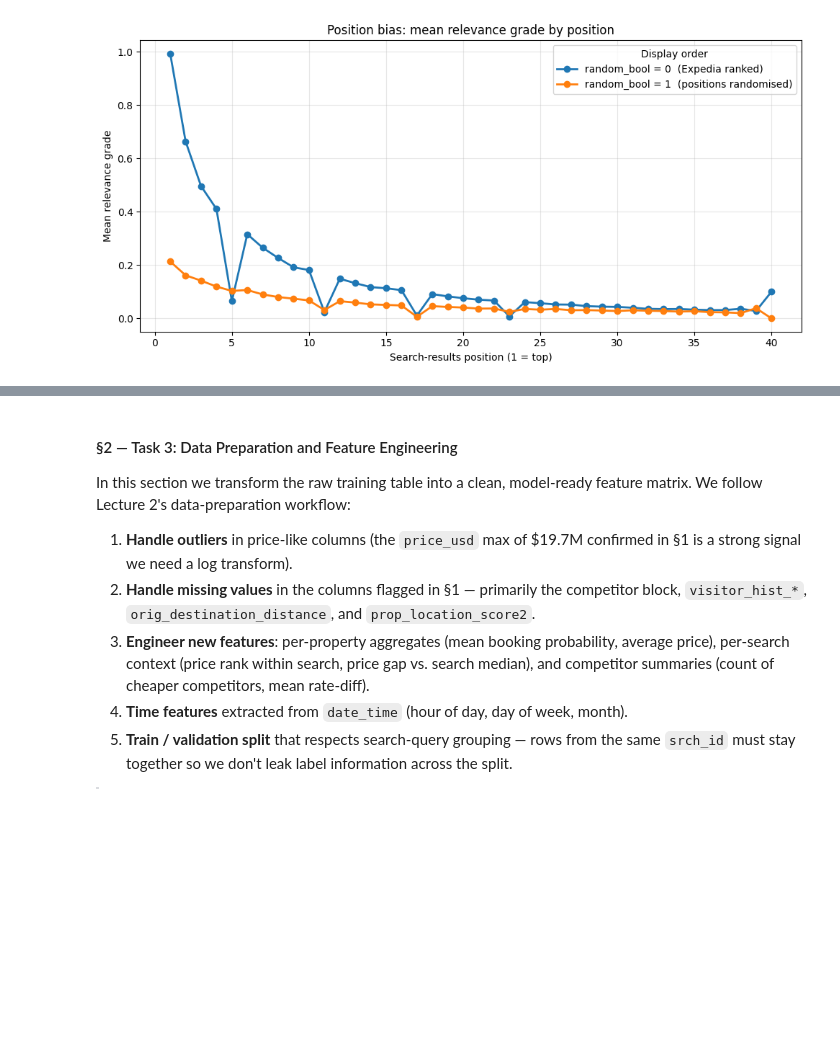
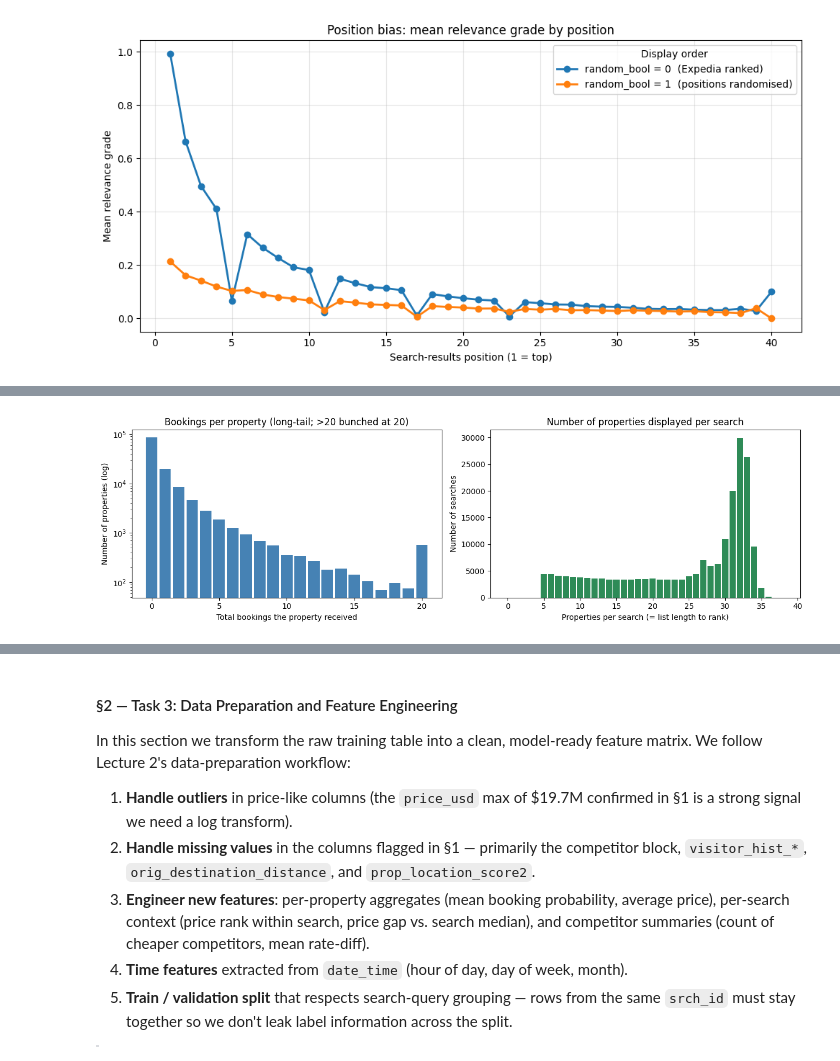
Before and after one commit to SaiTejasC/Data-Mining-Techniques, a Jupyter notebook: Assignment-2/assignment_2_code.ipynb, the cells around one changed output, grey strips where cells are left out. Cells and saved outputs as stored; diff of their text form; code cells hidden in the pictures; blank space fills up the shorter version.

```diff
--- a/Assignment-2/assignment_2_code.ipynb
+++ b/Assignment-2/assignment_2_code.ipynb
@@ -723,0 +912,82 @@ position
+# %%
+# =============================================================================
+# Cell 7c — Long-tail of property popularity + search size distribution (3/3)
+# =============================================================================
+# Purpose: characterise two structural properties of the dataset that drive
+# our modelling and evaluation choices in §2 and Task 4:
+#   1) Distribution of bookings per prop_id — is the popularity "long-tailed"?
+#      (Lecture 7 — the long-tail RecSys / cold-start motivation.)
+#   2) Distribution of #properties shown per srch_id — sets the "list length"
+#      we will be ranking and informs why our train/val split must respect
+#      srch_id boundaries (§2.7).
+# =============================================================================
+
+# ---- 1) Bookings per property ----------------------------------------------
+# `.groupby("prop_id")["booking_bool"].sum()` -> total bookings each hotel got.
+# This is the standard long-tail "popularity profile".
+bookings_per_prop = train.groupby("prop_id")["booking_bool"].sum()
+
+# Summary numbers for the report
+n_props_total     = bookings_per_prop.shape[0]
+n_props_zero_book = int((bookings_per_prop == 0).sum())
+n_props_one_book  = int((bookings_per_prop == 1).sum())
+n_props_many_book = int((bookings_per_prop >= 10).sum())
+
+# Top-1% concentration: what share of all bookings come from the top 1%
+# most-booked properties? A high number means the data is HEAVILY skewed.
+top1pct_cutoff = bookings_per_prop.quantile(0.99)
+top1pct_share  = (
+    bookings_per_prop[bookings_per_prop >= top1pct_cutoff].sum()
+    / bookings_per_prop.sum() * 100
+)
+
+
+# ---- 2) Properties per search ----------------------------------------------
+# Each srch_id has some number of displayed hotels (typically 5–40).
+# `.groupby("srch_id").size()` -> series mapping srch_id -> #rows for that search.
+props_per_search = train.groupby("srch_id").size()
+
+
+# ---- 3) Two side-by-side panels --------------------------------------------
+fig, axes = plt.subplots(1, 2, figsize=(13, 4))
+
+# Panel 1: bookings-per-property histogram, log y axis (long tail).
+# `clip(upper=20)` bunches the tail at 20 so the bars for small counts
+# (0, 1, 2, ...) remain visible — without clipping the histogram is dominated
+# by the few hyper-popular hotels.
+axes[0].hist(bookings_per_prop.clip(upper=20), bins=range(0, 22),
+             color="steelblue", align="left", rwidth=0.85)
+axes[0].set_yscale("log")
+axes[0].set_title("Bookings per property (long-tail; >20 bunched at 20)")
+axes[0].set_xlabel("Total bookings the property received")
+axes[0].set_ylabel("Number of properties (log)")
+
+# Panel 2: properties-per-search distribution.
+axes[1].hist(props_per_search, bins=range(0, int(props_per_search.max()) + 2),
+             color="seagreen", align="left", rwidth=0.85)
+axes[1].set_title("Number of properties displayed per search")
+axes[1].set_xlabel("Properties per search (= list length to rank)")
+axes[1].set_ylabel("Number of searches")
+
+plt.tight_layout()
+plt.show()
+
+
+# ---- 4) Story hooks for the report -----------------------------------------
+print("Story hooks for the report:")
+print("-" * 70)
+print(f"  Total unique properties             : {n_props_total:,}")
+print(f"  Properties with 0 bookings          : {n_props_zero_book:,} "
+      f"({n_props_zero_book / n_props_total * 100:.1f}%)")
+print(f"  Properties with exactly 1 booking   : {n_props_one_book:,}")
+print(f"  Properties with >= 10 bookings      : {n_props_many_book:,}")
+print(f"  Bookings share of top-1% properties : {top1pct_share:.1f}%  "
+      f"(long-tail / cold-start motivation, Lecture 7)")
+print()
+print("  Properties-per-search distribution:")
+print(f"    min   : {int(props_per_search.min())}")
+print(f"    median: {int(props_per_search.median())}")
+print(f"    mean  : {props_per_search.mean():.1f}")
+print(f"    max   : {int(props_per_search.max())}")
+# %% [output]
+[figure, added]
```
Also changed, not shown: parts of 47 cells of this notebook, 8 other files.
